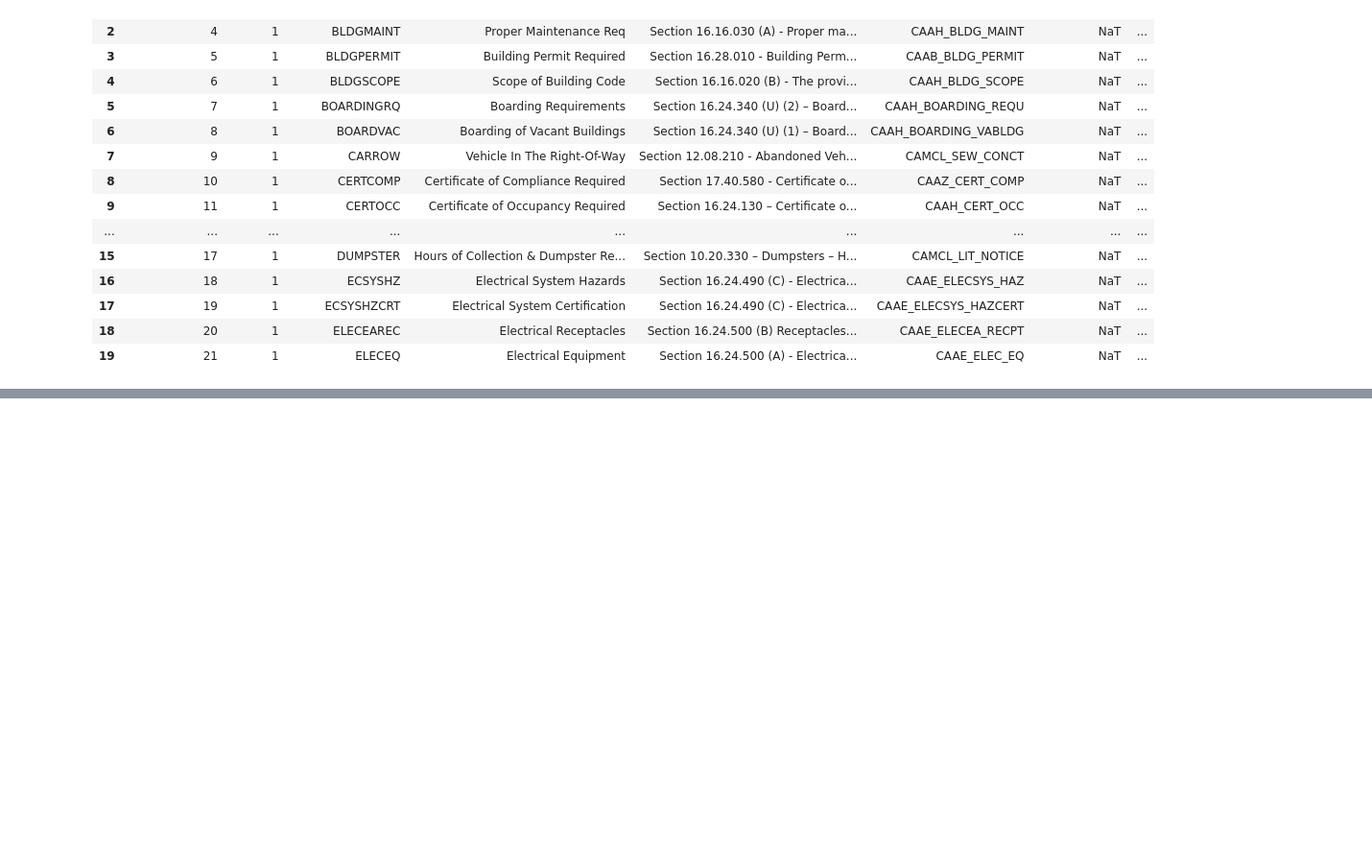
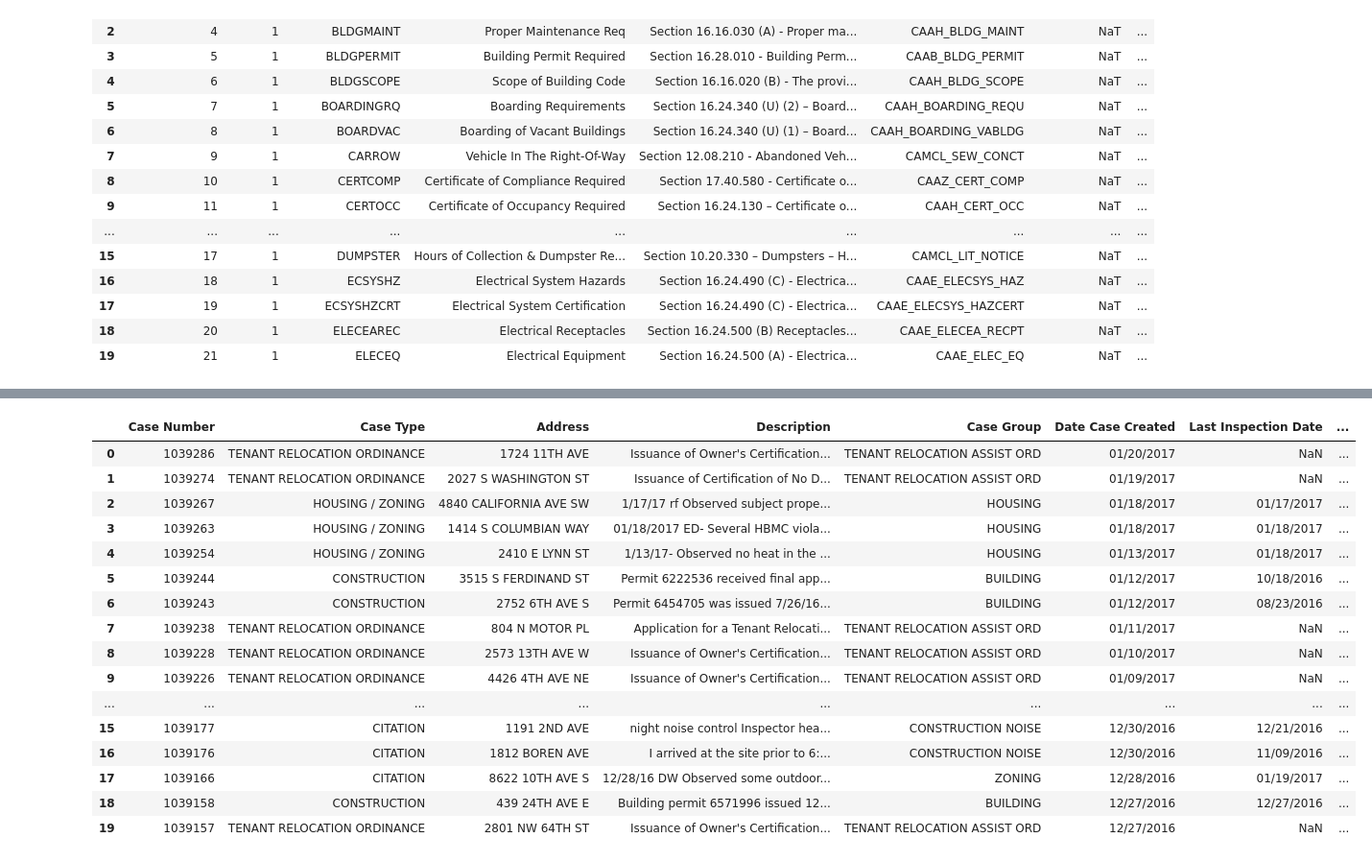
Before and after one commit to shrutijalewar/data-question-2-xtreme-united, a Jupyter notebook: DataQuestion2.ipynb, the cells around one changed output, grey strips where cells are left out. Shown at 96% size. Saved outputs shown, nothing was run; the diff lists cells and outputs as text; code cells hidden in the pictures; blank space fills up the shorter version.

```diff
--- a/DataQuestion2.ipynb
+++ b/DataQuestion2.ipynb
@@ -158,0 +376,24 @@ Length: 2431, dtype: float64
+# %%
+##New Orleans Data Set
+
+sea_data = pd.read_csv('/Users/Justin/Documents/Violation_data/Seattle_Violations.csv')
+
+sea_data.head(20)
+# %% [output]
+|  | Case Number | Case Type | Address | Description | Case Group | Date Case Created | Last Inspection Date | ... |
+| 0 | 1039286 | TENANT RELOCATION ORDINANCE | 1724 11TH AVE | Issuance of Owner's Certification... | TENANT RELOCATION ASSIST ORD | 01/20/2017 | NaN | ... |
+| 1 | 1039274 | TENANT RELOCATION ORDINANCE | 2027 S WASHINGTON ST | Issuance of Certification of No D... | TENANT RELOCATION ASSIST ORD | 01/19/2017 | NaN | ... |
+| 2 | 1039267 | HOUSING / ZONING | 4840 CALIFORNIA AVE SW | 1/17/17 rf Observed subject prope... | HOUSING | 01/18/2017 | 01/17/2017 | ... |
+| 3 | 1039263 | HOUSING / ZONING | 1414 S COLUMBIAN WAY | 01/18/2017 ED- Several HBMC viola... | HOUSING | 01/18/2017 | 01/18/2017 | ... |
+| 4 | 1039254 | HOUSING / ZONING | 2410 E LYNN ST | 1/13/17- Observed no heat in the ... | HOUSING | 01/13/2017 | 01/18/2017 | ... |
+| 5 | 1039244 | CONSTRUCTION | 3515 S FERDINAND ST | Permit 6222536 received final app... | BUILDING | 01/12/2017 | 10/18/2016 | ... |
+| 6 | 1039243 | CONSTRUCTION | 2752 6TH AVE S | Permit 6454705 was issued 7/26/16... | BUILDING | 01/12/2017 | 08/23/2016 | ... |
+| 7 | 1039238 | TENANT RELOCATION ORDINANCE | 804 N MOTOR PL | Application for a Tenant Relocati... | TENANT RELOCATION ASSIST ORD | 01/11/2017 | NaN | ... |
+| 8 | 1039228 | TENANT RELOCATION ORDINANCE | 2573 13TH AVE W | Issuance of Owner's Certification... | TENANT RELOCATION ASSIST ORD | 01/10/2017 | NaN | ... |
+| 9 | 1039226 | TENANT RELOCATION ORDINANCE | 4426 4TH AVE NE | Issuance of Owner's Certification... | TENANT RELOCATION ASSIST ORD | 01/09/2017 | NaN | ... |
+| ... | ... | ... | ... | ... | ... | ... | ... | ... |
+| 15 | 1039177 | CITATION | 1191 2ND AVE | night noise control Inspector hea... | CONSTRUCTION NOISE | 12/30/2016 | 12/21/2016 | ... |
+| 16 | 1039176 | CITATION | 1812 BOREN AVE | I arrived at the site prior to 6:... | CONSTRUCTION NOISE | 12/30/2016 | 11/09/2016 | ... |
+| 17 | 1039166 | CITATION | 8622 10TH AVE S | 12/28/16 DW Observed some outdoor... | ZONING | 12/28/2016 | 01/19/2017 | ... |
+| 18 | 1039158 | CONSTRUCTION | 439 24TH AVE E | Building permit 6571996 issued 12... | BUILDING | 12/27/2016 | 12/27/2016 | ... |
+| 19 | 1039157 | TENANT RELOCATION ORDINANCE | 2801 NW 64TH ST | Issuance of Owner's Certification... | TENANT RELOCATION ASSIST ORD | 12/27/2016 | NaN | ... |
```
Also changed, not shown: parts of 21 cells of this notebook.
